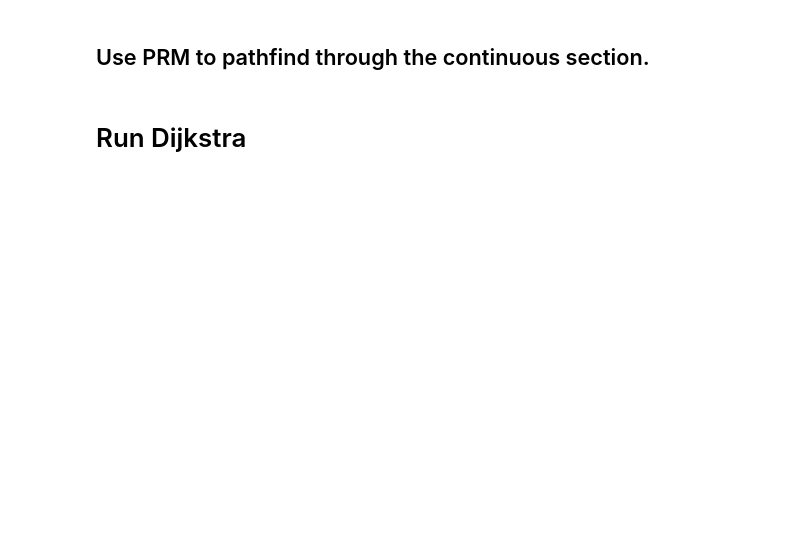
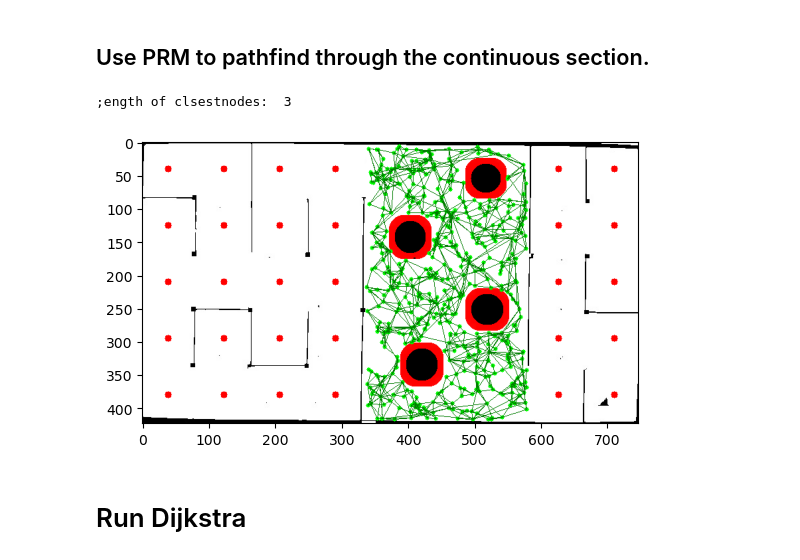
Before and after one commit to mumslayer69/micromouse3100, a Jupyter notebook: path_planning/path.ipynb, the cells around one changed output. Cells and saved outputs as stored; diff of their text form; code cells hidden in the pictures; blank space fills up the shorter version.

```diff
--- a/path_planning/path.ipynb
+++ b/path_planning/path.ipynb
@@ -917,7 +913,7 @@ plt.show()
 ## PRM IMPLEMENTATION
 import random
 import math
-seed = 42
+seed = 69
 iterations = 500
 k_connections = 3
 max_connection_range = 100
@@ -953,9 +949,6 @@ def find_closest_nodes(image, graph, target_x, target_y, n, range):
         return closestNodes[:n]
 
 (start_x, start_y), (end_x, end_y) = selected_area
-# print('exes: ', start_x, end_x)
-# print('whys: ', start_y, end_y)
-
 i = 0
 while i < iterations:
     x = random.randint(start_x, end_x)
@@ -963,7 +956,6 @@ while i < iterations:
 
     # my own coordinates are reversed from the provided ones, so swap them
     x, y = y, x
-    # print('iter:', i, 'curr coords: ', x, y)
 
     # check if node is in free space - if colliding with an obstacle, skip this iteration
     nodeCollision = False
@@ -975,38 +967,58 @@ while i < iterations:
 
     # if all good, then add this node with iteration count as id to the graph.
     prm_graph.add_node(i, x, y)
-    # cv2.circle(prm_image, (x, y), 3, (0, 255, 0), -1)
 
     # draw straight lines to n closest nodes. If path clear, add edge to graph.
     # find_closest_nodes guarantees that the paths returned are all clear, so no need to recheck.
     closestNodes = find_closest_nodes(prm_image, prm_graph, x, y, k_connections, max_connection_range)
     # print(closestNodes)
     for node in closestNodes:
         nodeId, nodeDist = node
         nodeX, nodeY = prm_graph.nodes[nodeId].get_point()
         # 'i' is id of searching node, 'nodeId' is id of found node.
         prm_graph.add_edge(i, nodeId, nodeDist)
+    i += 1
+# plt.imshow(prm_image)
+# plt.show()
 
-    i += 1
+# add start node
+prm_graph.add_node(-1, prm_start_node_coords[1], prm_start_node_coords[0])
+closestNodes = find_closest_nodes(prm_image, prm_graph, prm_start_node_coords[1], prm_start_node_coords[0], k_connections, max_connection_range)
+print(';ength of clsestnodes: ', len(closestNodes))
+for node in closestNodes:
+    nodeId, nodeDist = node
+    nodeX, nodeY = prm_graph.nodes[nodeId].get_point()
+    prm_graph.add_edge(-1, nodeId, nodeDist)
+# add end node
+prm_graph.add_node(-2, prm_end_node_coords[1], prm_end_node_coords[0])
+closestNodes = find_closest_nodes(prm_image, prm_graph, prm_end_node_coords[1], prm_end_node_coords[0], k_connections, max_connection_range)
+for node in closestNodes:
+    nodeId, nodeDist = node
+    nodeX, nodeY = prm_graph.nodes[nodeId].get_point()
+    prm_graph.add_edge(-2, nodeId, nodeDist)
+
 
 # draw all nodes and edges on image
 for node in prm_graph.get_nodes():
     x, y = prm_graph.nodes[node].get_point()
     id = node
     cv2.circle(prm_image, (y, x), 3, (0, 255, 0), -1)
 
 for edgeStart in prm_graph.edges.keys():
     # print(edgeStart, ': ', prm_graph.edges[edgeStart])
     startX, startY = prm_graph.nodes[edgeStart].get_point()
 
     for edge in prm_graph.edges[edgeStart]:
         edgeEnd, dist = edge
         endX, endY = prm_graph.nodes[edgeEnd].get_point()
         cv2.line(prm_image, (startY, startX), (endY, endX), (0, 125, 0), 1)
 
 # Display resulting image
 plt.imshow(prm_image)
 plt.show()
+# %% [output]
+;ength of clsestnodes:  3
+[figure, added]
 # %% [markdown]
 # Run Dijkstra
 # %%
```
Also changed, not shown: parts of 11 cells of this notebook, 2 other files.
